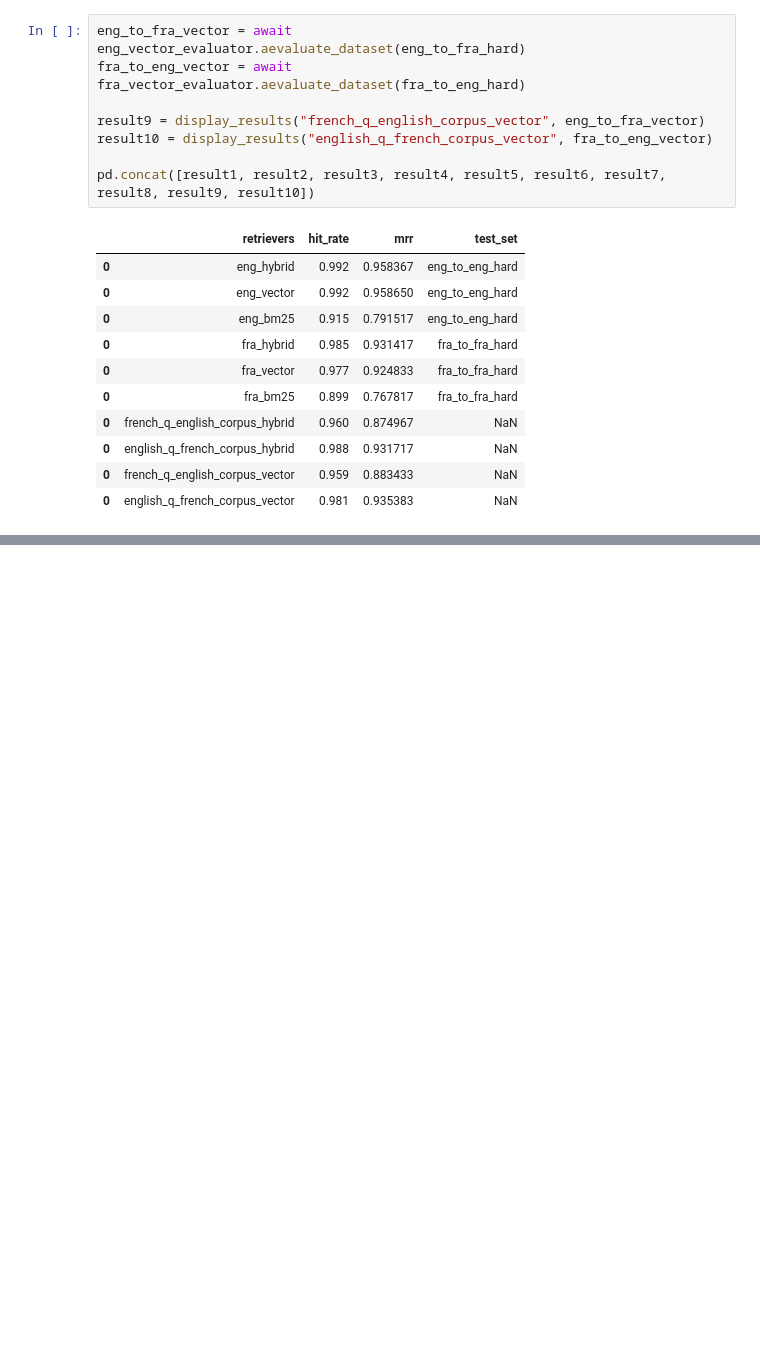
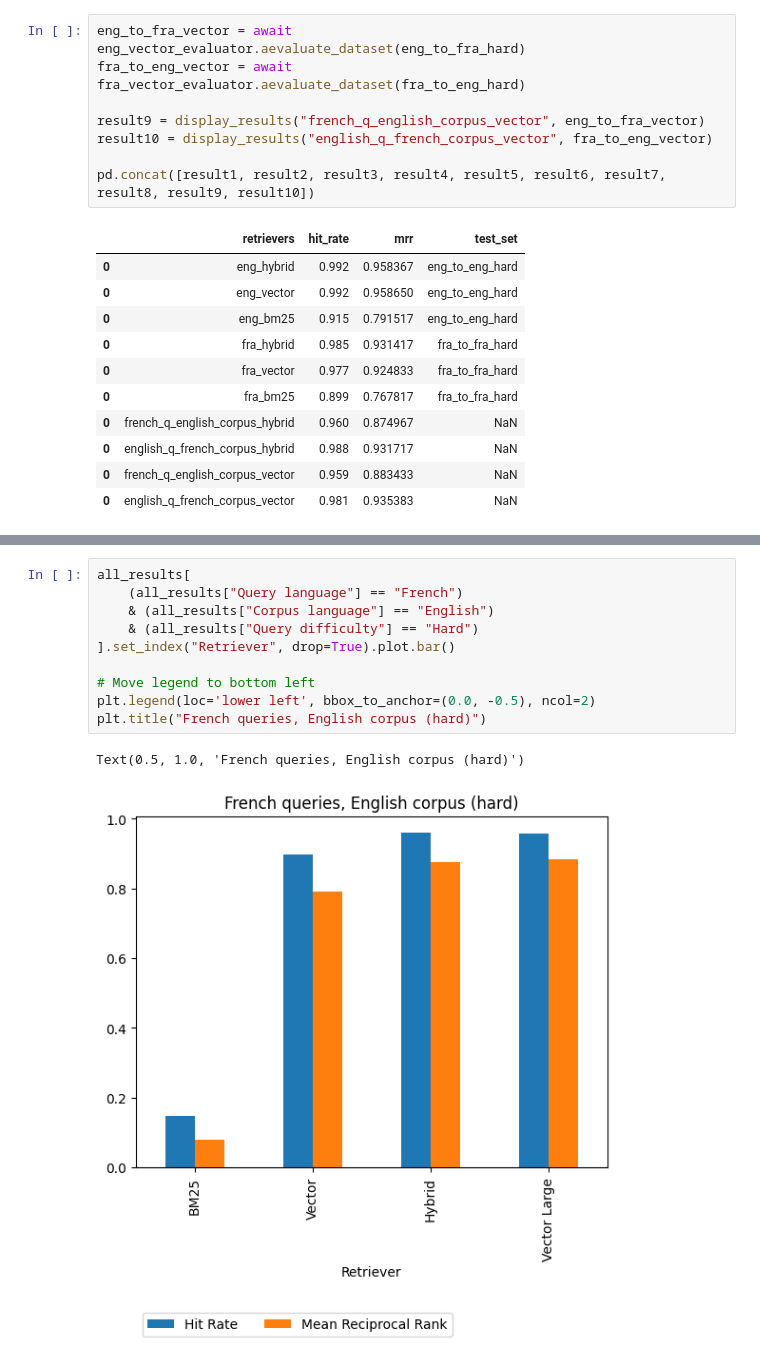
Before and after one commit to justice-bac/laws-clir, a Jupyter notebook: 5_weaviate_eval.ipynb, the cells around one changed output, grey strips where cells are left out. Saved outputs shown, nothing was run; the diff lists cells and outputs as text; blank space fills up the shorter version.

```diff
--- a/5_weaviate_eval.ipynb
+++ b/5_weaviate_eval.ipynb
@@ -721,0 +871,13 @@ pd.concat([result1, result2, result3, result4, result5, result6, result7, result
+# %%
+all_results[
+    (all_results["Query language"] == "French")
+    & (all_results["Corpus language"] == "English")
+    & (all_results["Query difficulty"] == "Hard")
+].set_index("Retriever", drop=True).plot.bar()
+
+# Move legend to bottom left
+plt.legend(loc='lower left', bbox_to_anchor=(0.0, -0.5), ncol=2)
+plt.title("French queries, English corpus (hard)")
+# %% [output]
+Text(0.5, 1.0, 'French queries, English corpus (hard)')
+[figure, added]
```
Also changed, not shown: parts of 6 cells of this notebook, 1 other file.
